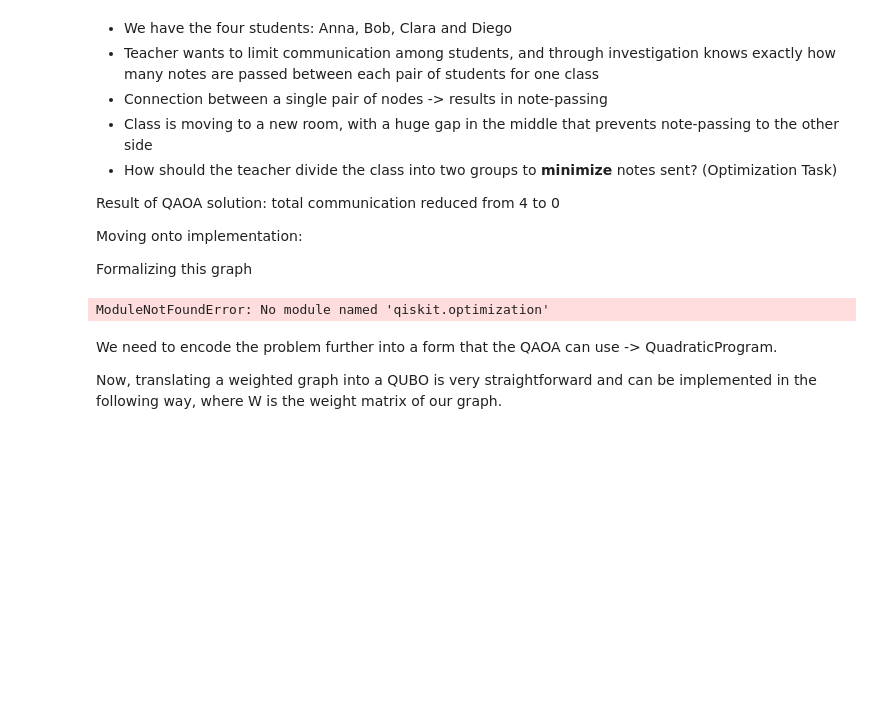
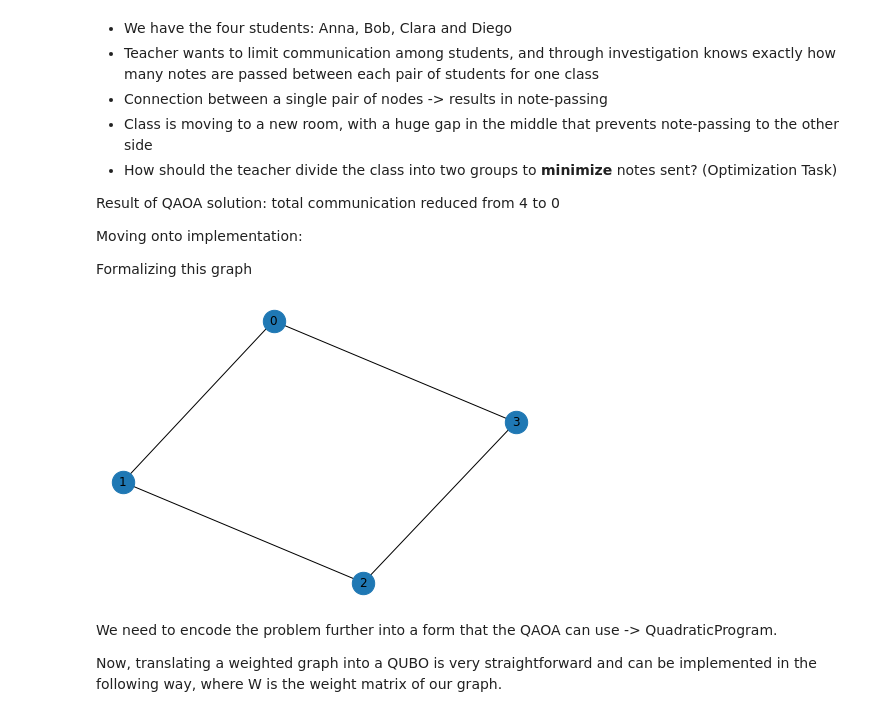
Before and after one commit to nicolasthill/Qiskit-Hackathon-at-World-of-QUANTUM, a Jupyter notebook: QAOA 101/QAOA_Lecture.ipynb, the cells around one changed output. Drawn from its saved outputs; the diff is of its cells as text; code cells hidden in the pictures; blank space fills up the shorter version.

```diff
--- a/QAOA 101/QAOA_Lecture.ipynb
+++ b/QAOA 101/QAOA_Lecture.ipynb
@@ -76,27 +75,28 @@ Moving onto implementation:
 
 Formalizing this graph
 # %%
-import networkx as nx   # package used for graphing
-import numpy as np
-import matplotlib.pyplot as plt
-from IPython.display import Image
+import networkx as nx               # package for graphs
+import numpy as np                  # package for basic math
+import matplotlib.pyplot as plt     # package for plotting
+from IPython.display import Image   # package for images
 
-from qiskit import IBMQ, Aer, assemble, transpile, execute
-from qiskit import QuantumCircuit, ClassicalRegister, QuantumRegister
-from qiskit.circuit import ParameterVector
-from qiskit.optimization import QuadraticProgram #CHANGE TO qiskit_optimization
+# import qiskit function
+from qiskit import IBMQ, Aer, execute               # functions used to run and simulate the quantum circuit
+from qiskit import QuantumCircuit                   # class that runs the circuits
+from qiskit.circuit import ParameterVector          # class for parameter storage
+from qiskit_optimization import QuadraticProgram    # allows encoding the graph
+from qiskit.visualization import plot_histogram     # for plotting results
 
-#import basic plot tools
-from qiskit.visualization import plot_histogram
+# Let's define the problem in the form of a graph
 
 graph = nx.Graph()  # create the graph
 
-# add nodes and edges to graph
-graph.add_nodes_from([0, 1, 2, 3])
-graph.add_edges_from([(0, 1), (1, 2), (2, 3), (3, 0)])
-nx.draw(A, with_labels=True, alpha=0.8, node_size=500)
+
+graph.add_nodes_from([0, 1, 2, 3])                          # list of 4 students added to the graph as nodes
+graph.add_edges_from([(0, 1), (1, 2), (2, 3), (3, 0)])      # student pairs (0,2) and (1,3) don't communicate, the rest do
+nx.draw(graph, with_labels=True, alpha=1, node_size=500)    # we draw the graph
 # %% [output]
-ModuleNotFoundError: No module named 'qiskit.optimization'
+[figure, added]
 # %% [markdown]
 We need to encode the problem further into a form that the QAOA can use -> QuadraticProgram.
 
```
Also changed, not shown: parts of 7 cells of this notebook.
